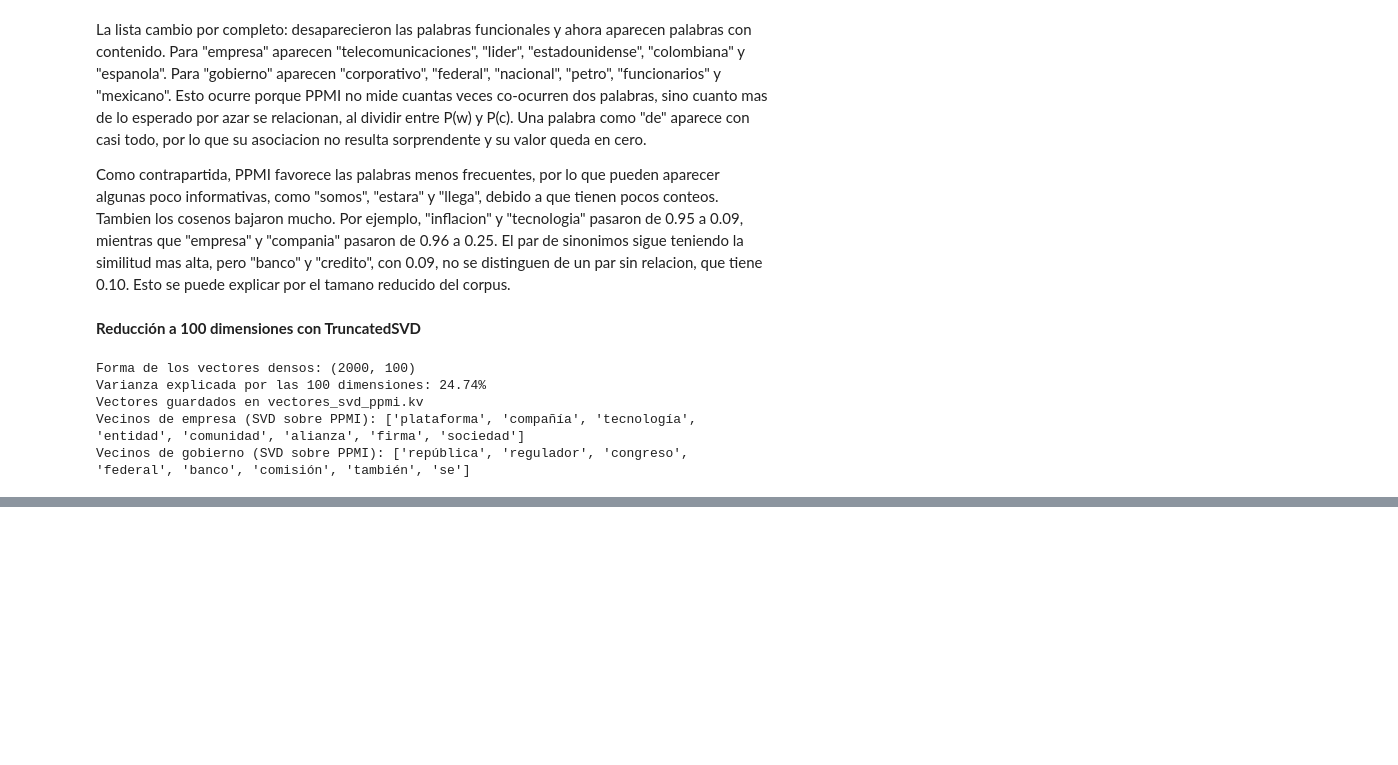
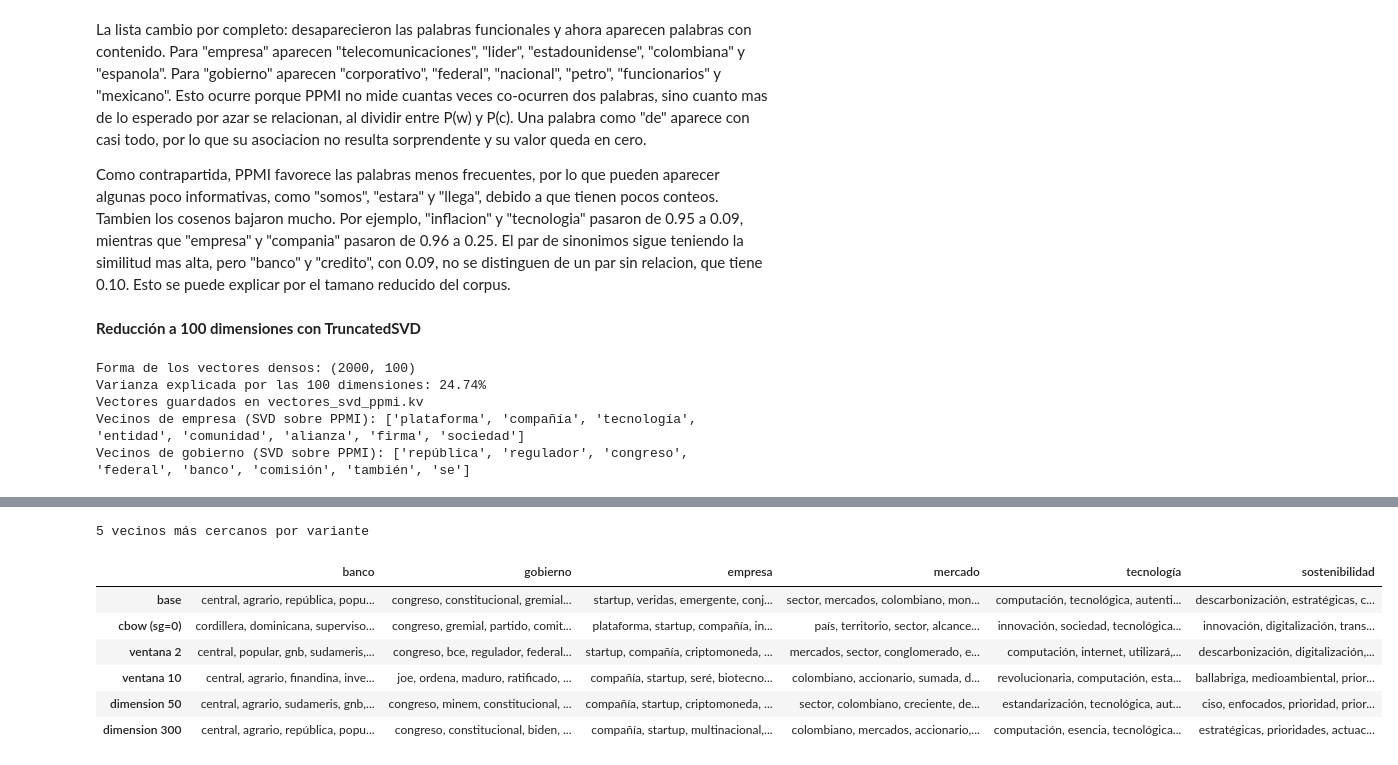
Before and after one commit to JuanDi37/NLP-laboratorio-9, a Jupyter notebook: Laboratorio9.ipynb, the cells around one changed output, grey strips where cells are left out. Cells and saved outputs as stored; diff of their text form; code cells hidden in the pictures; blank space fills up the shorter version.

```diff
--- a/Laboratorio9.ipynb
+++ b/Laboratorio9.ipynb
@@ -647,0 +794,21 @@ Los 100 componentes explican solo el 24.74% de la varianza de la matriz PPMI, pe
+# %%
+#las 5 palabras mas cercanas a cada palabra de control en cada variante
+
+vecinos_variantes = pd.DataFrame({
+    palabra: {
+        nombre: ", ".join(p for p, _ in modelos_w2v[nombre].wv.most_similar(palabra, topn=5))
+        for nombre in variantes
+    }
+    for palabra in palabras_control
+})
+
+display(vecinos_variantes.style.set_caption("5 vecinos más cercanos por variante"))
+# %% [output]
+5 vecinos más cercanos por variante
+|  | banco | gobierno | empresa | mercado | tecnología | sostenibilidad |
+| base | central, agrario, república, popu... | congreso, constitucional, gremial... | startup, veridas, emergente, conj... | sector, mercados, colombiano, mon... | computación, tecnológica, autenti... | descarbonización, estratégicas, c... |
+| cbow (sg=0) | cordillera, dominicana, superviso... | congreso, gremial, partido, comit... | plataforma, startup, compañía, in... | país, territorio, sector, alcance... | innovación, sociedad, tecnológica... | innovación, digitalización, trans... |
+| ventana 2 | central, popular, gnb, sudameris,... | congreso, bce, regulador, federal... | startup, compañía, criptomoneda, ... | mercados, sector, conglomerado, e... | computación, internet, utilizará,... | descarbonización, digitalización,... |
+| ventana 10 | central, agrario, finandina, inve... | joe, ordena, maduro, ratificado, ... | compañía, startup, seré, biotecno... | colombiano, accionario, sumada, d... | revolucionaria, computación, esta... | ballabriga, medioambiental, prior... |
+| dimension 50 | central, agrario, sudameris, gnb,... | congreso, minem, constitucional, ... | compañía, startup, criptomoneda, ... | sector, colombiano, creciente, de... | estandarización, tecnológica, aut... | ciso, enfocados, prioridad, prior... |
+| dimension 300 | central, agrario, república, popu... | congreso, constitucional, biden, ... | compañía, startup, multinacional,... | colombiano, mercados, accionario,... | computación, esencia, tecnológica... | estratégicas, prioridades, actuac... |
```
Also changed, not shown: parts of 27 cells of this notebook, 2 other files.
